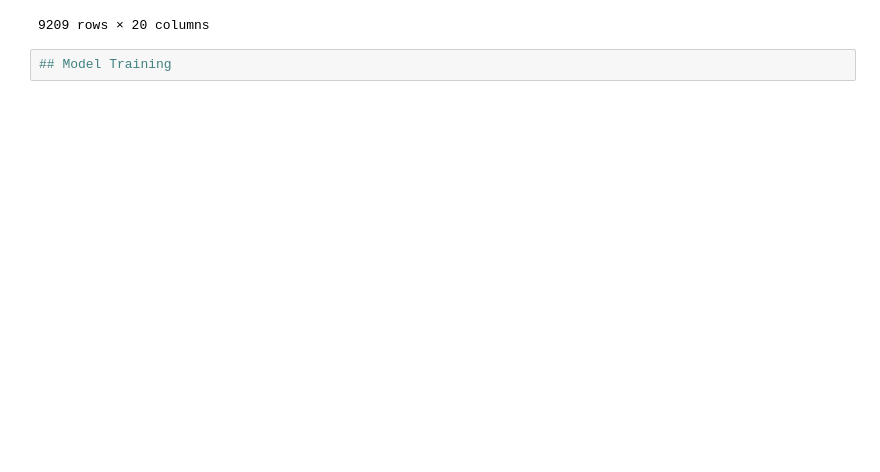
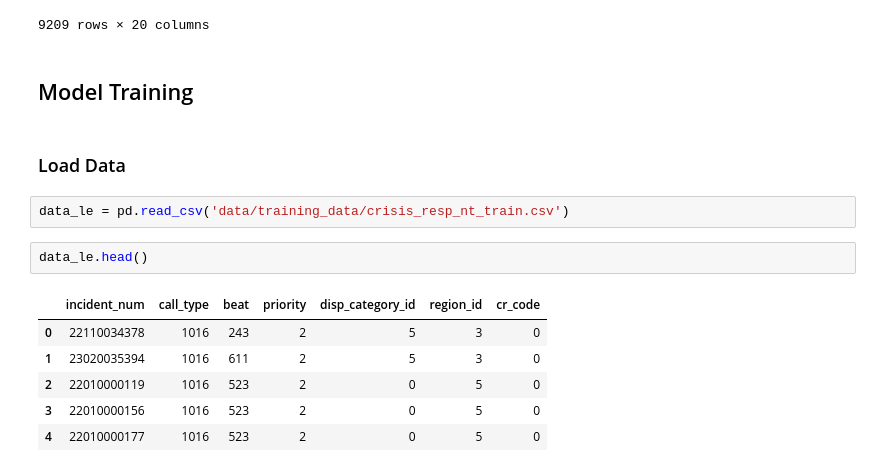
Before and after one commit to katie-hu/Crisis_Response, a Jupyter notebook: crisis_response.ipynb, the cells around one changed output. Cells and saved outputs as stored; diff of their text form; blank space fills up the shorter version.

```diff
--- a/crisis_response.ipynb
+++ b/crisis_response.ipynb
@@ -607,5 +614,18 @@ serv_calls_missing_neigborhood
 | 644363 | E23020041371 | 2023-02-28 20:08:35 | 3.0 | 18900.0 | NaN | OLD COACH | ... |
 | 644378 | E23030009717 | 2023-03-07 11:51:30 | 3.0 | 700.0 | NaN | F | ... |
 9209 rows × 20 columns
-# %%
-## Model Training
+# %% [markdown]
+## Model Training
+# %% [markdown]
+### Load Data
+# %%
+data_le = pd.read_csv('data/training_data/crisis_resp_nt_train.csv')
+# %%
+data_le.head()
+# %% [output]
+|  | incident_num | call_type | beat | priority | disp_category_id | region_id | cr_code |
+| 0 | 22110034378 | 1016 | 243 | 2 | 5 | 3 | 0 |
+| 1 | 23020035394 | 1016 | 611 | 2 | 5 | 3 | 0 |
+| 2 | 22010000119 | 1016 | 523 | 2 | 0 | 5 | 0 |
+| 3 | 22010000156 | 1016 | 523 | 2 | 0 | 5 | 0 |
+| 4 | 22010000177 | 1016 | 523 | 2 | 0 | 5 | 0 |
```
Also changed, not shown: parts of 28 cells of this notebook.
